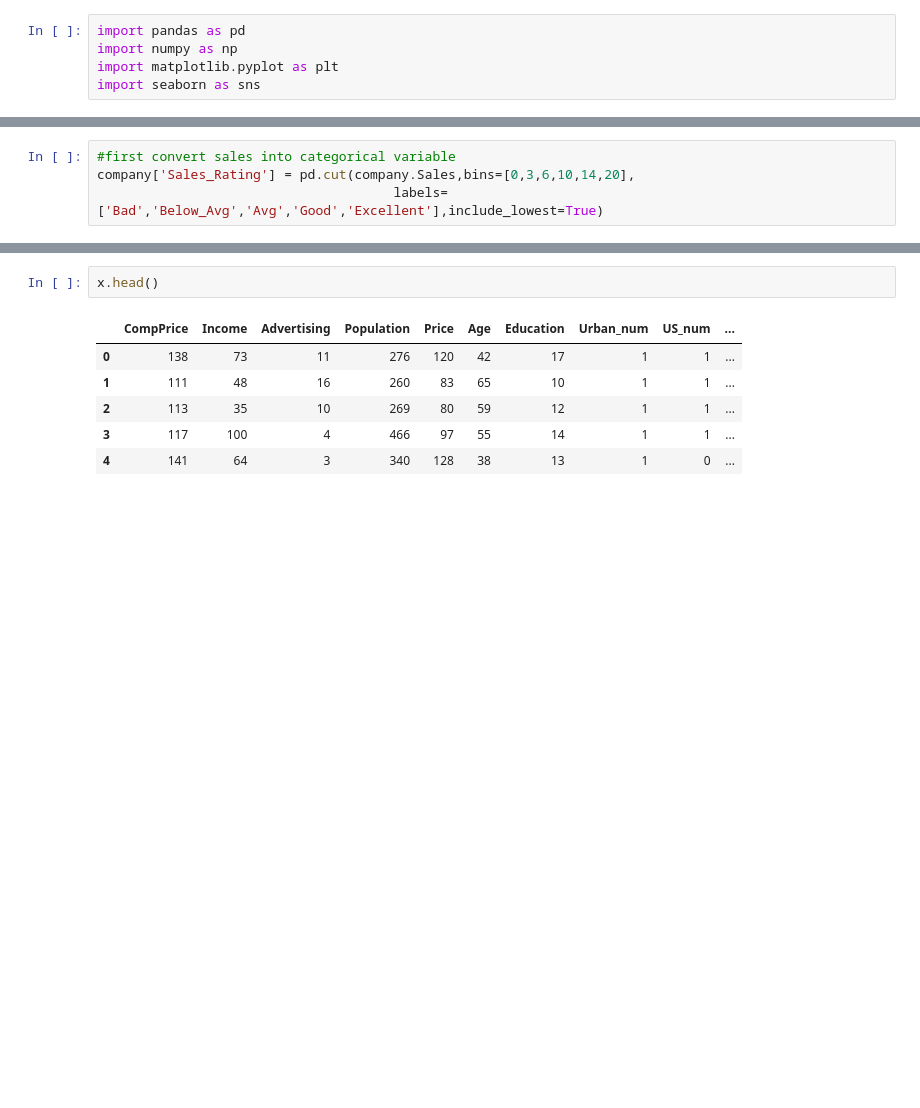
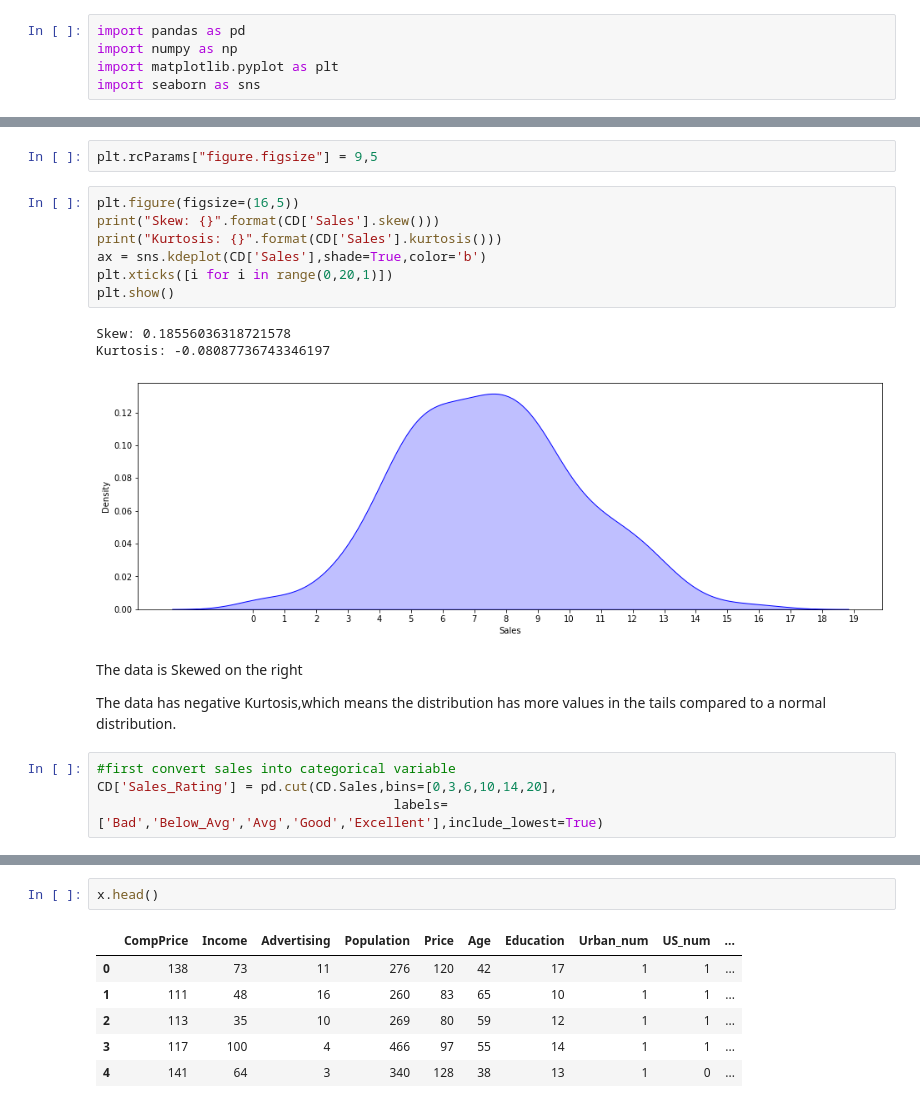
Before and after one commit to renkuntlamahessh/DataScience_Python, a Jupyter notebook: Assignment_11_Random__Forest_Company.ipynb, the cells around one changed output, grey strips where cells are left out. Cells and saved outputs as stored; diff of their text form; blank space fills up the shorter version.

```diff
--- a/Assignment_11_Random__Forest_Company.ipynb
+++ b/Assignment_11_Random__Forest_Company.ipynb
@@ -27,6 +71,23 @@ company.head()
+# %%
+plt.rcParams["figure.figsize"] = 9,5
+# %%
+plt.figure(figsize=(16,5))
+print("Skew: {}".format(CD['Sales'].skew()))
+print("Kurtosis: {}".format(CD['Sales'].kurtosis()))
+ax = sns.kdeplot(CD['Sales'],shade=True,color='b')
+plt.xticks([i for i in range(0,20,1)])
+plt.show()
+# %% [output]
+Skew: 0.18556036318721578
+Kurtosis: -0.08087736743346197
+[figure, added]
+# %% [markdown]
+The data is Skewed on the right
+
+The data has negative Kurtosis,which means the distribution has more values in the tails compared to a normal distribution.
 # %%
 #first convert sales into categorical variable
-company['Sales_Rating'] = pd.cut(company.Sales,bins=[0,3,6,10,14,20],
+CD['Sales_Rating'] = pd.cut(CD.Sales,bins=[0,3,6,10,14,20],
                                       labels=['Bad','Below_Avg','Avg','Good','Excellent'],include_lowest=True)
 # %%
 from sklearn.preprocessing import LabelEncoder
```
Also changed, not shown: parts of 21 cells of this notebook.
